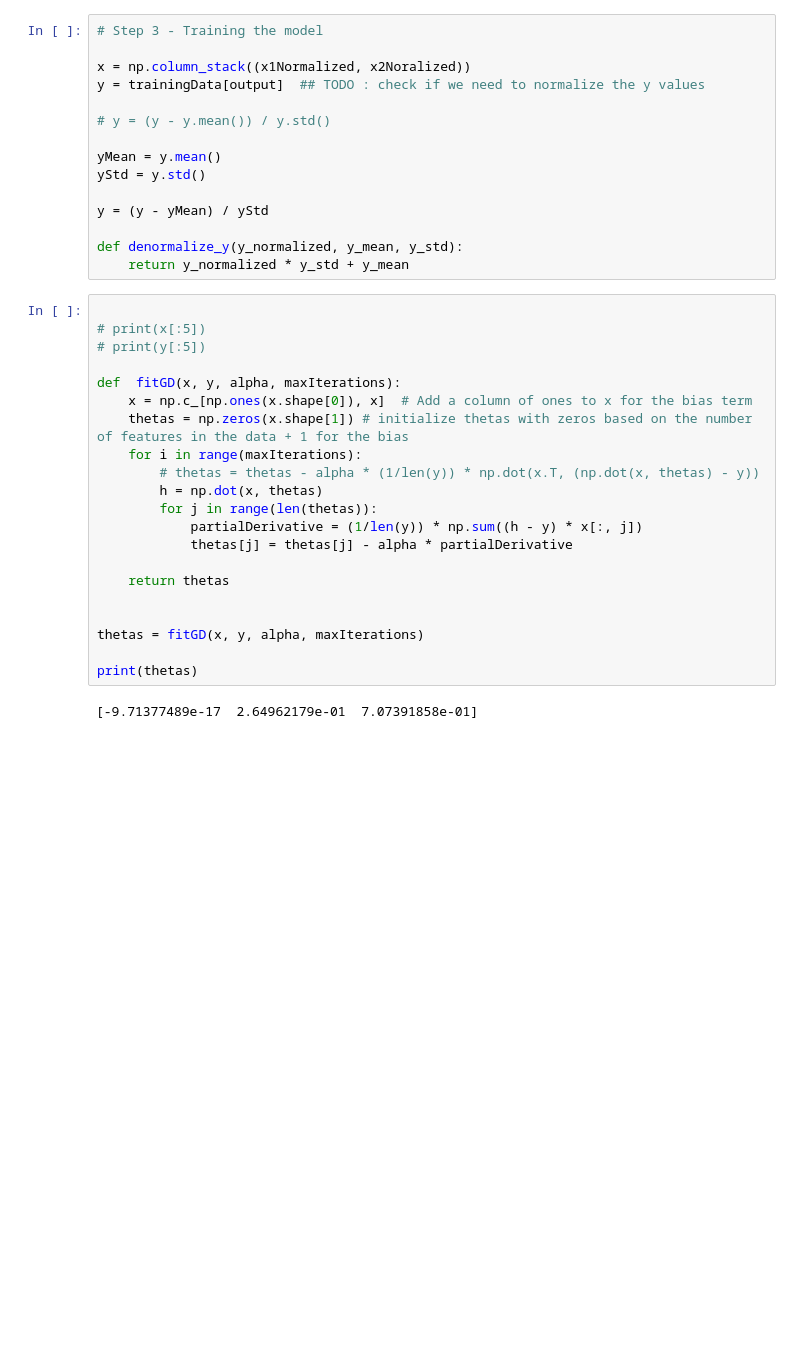
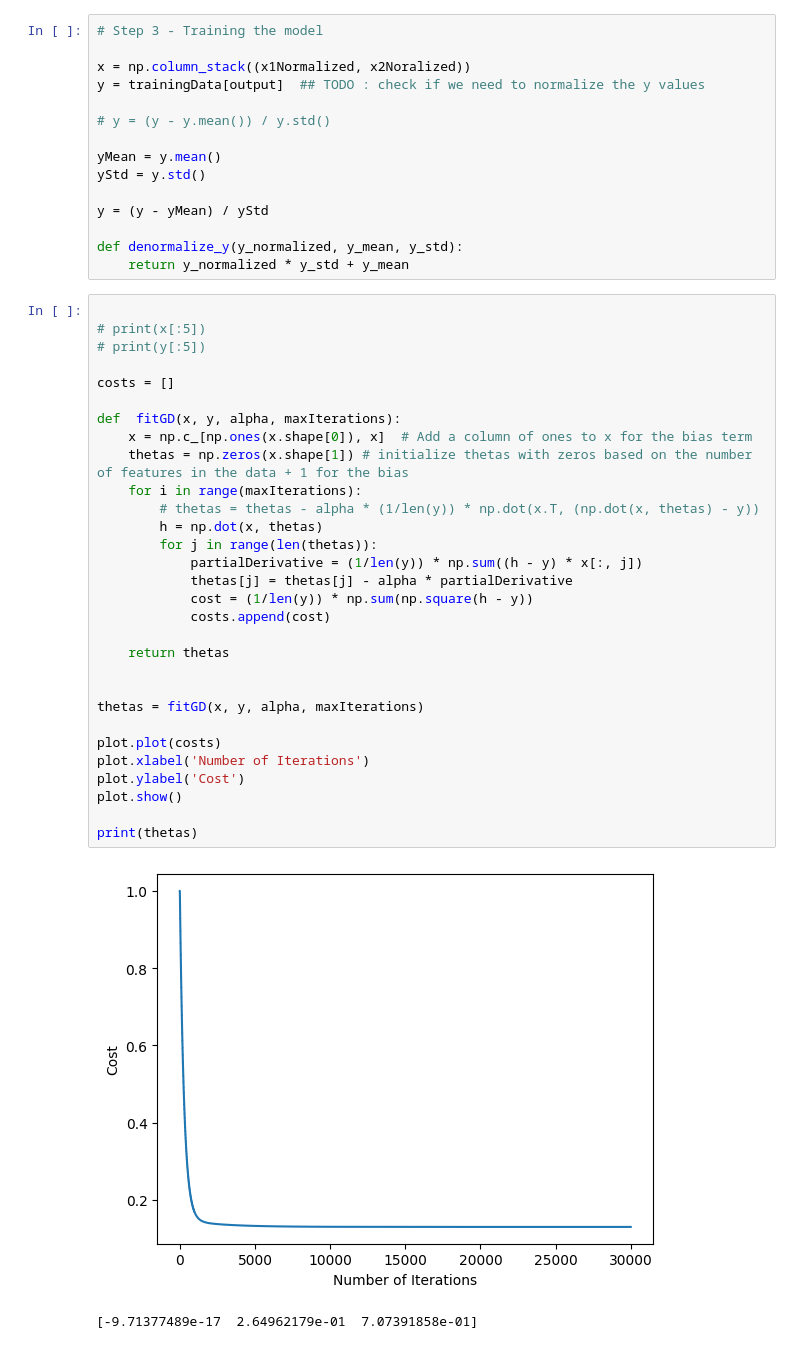
Before and after one commit to RanaEssam03/CO2-Emissions-Prediction, a Jupyter notebook: A1/A1.1.ipynb, the cells around one changed output. Saved outputs shown, nothing was run; the diff lists cells and outputs as text; blank space fills up the shorter version.

Commit message:
adding cost function visualization

```diff
--- a/A1/A1.1.ipynb
+++ b/A1/A1.1.ipynb
@@ -152,25 +152,35 @@ def denormalize_y(y_normalized, y_mean, y_std):
 # %%
 
 # print(x[:5])
 # print(y[:5])
+
+costs = []
 
 def  fitGD(x, y, alpha, maxIterations):
     x = np.c_[np.ones(x.shape[0]), x]  # Add a column of ones to x for the bias term
     thetas = np.zeros(x.shape[1]) # initialize thetas with zeros based on the number of features in the data + 1 for the bias
     for i in range(maxIterations):
         # thetas = thetas - alpha * (1/len(y)) * np.dot(x.T, (np.dot(x, thetas) - y))
         h = np.dot(x, thetas)
         for j in range(len(thetas)):
             partialDerivative = (1/len(y)) * np.sum((h - y) * x[:, j])
             thetas[j] = thetas[j] - alpha * partialDerivative
+            cost = (1/len(y)) * np.sum(np.square(h - y))
+            costs.append(cost)
 
     return thetas
 
 
 thetas = fitGD(x, y, alpha, maxIterations)
 
+plot.plot(costs)
+plot.xlabel('Number of Iterations')
+plot.ylabel('Cost')
+plot.show()
+
 print(thetas)
 # %% [output]
+[figure, added]
 [-9.71377489e-17  2.64962179e-01  7.07391858e-01]
 # %%
 
```
Also changed, not shown: parts of 1 cell of this notebook.
